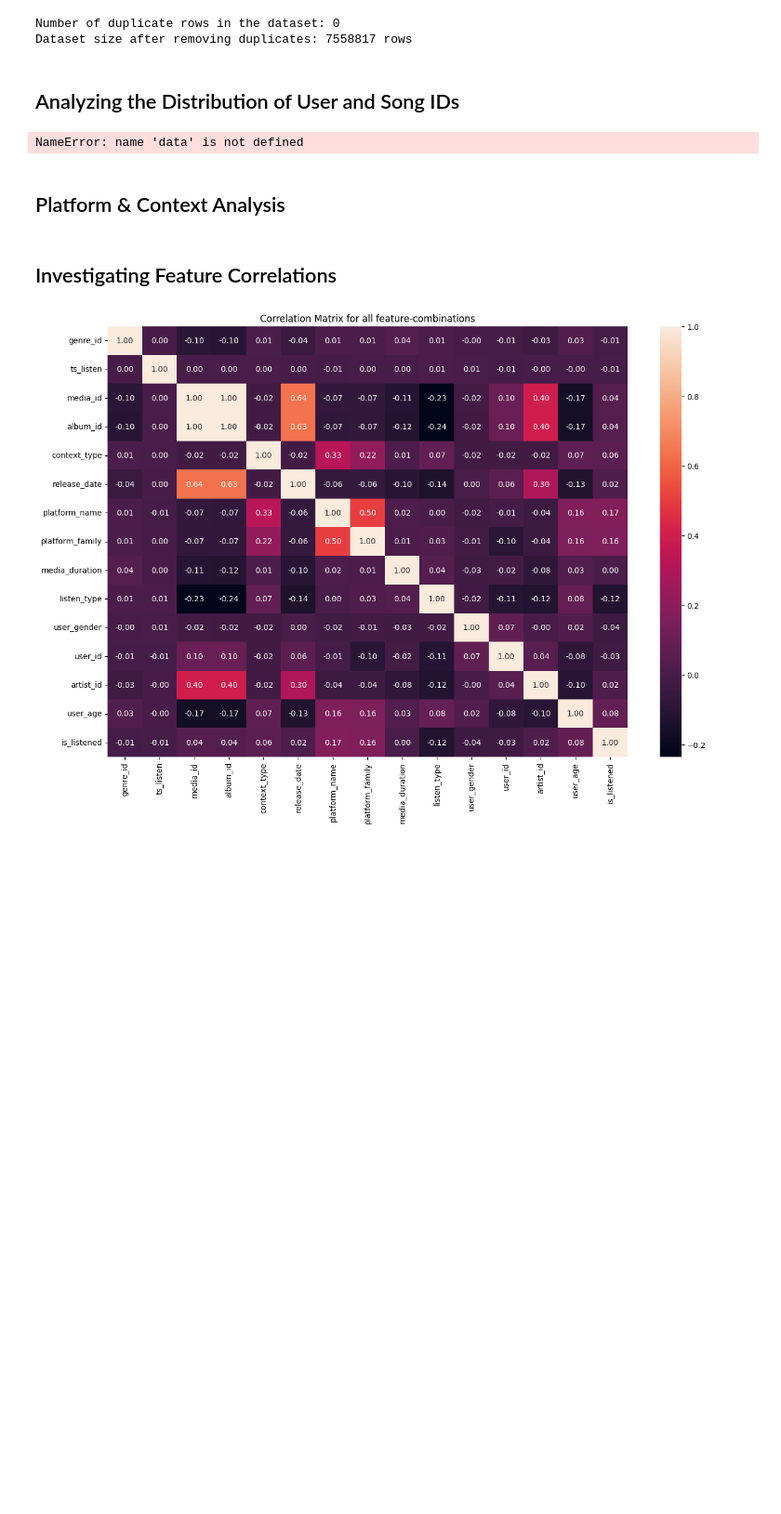
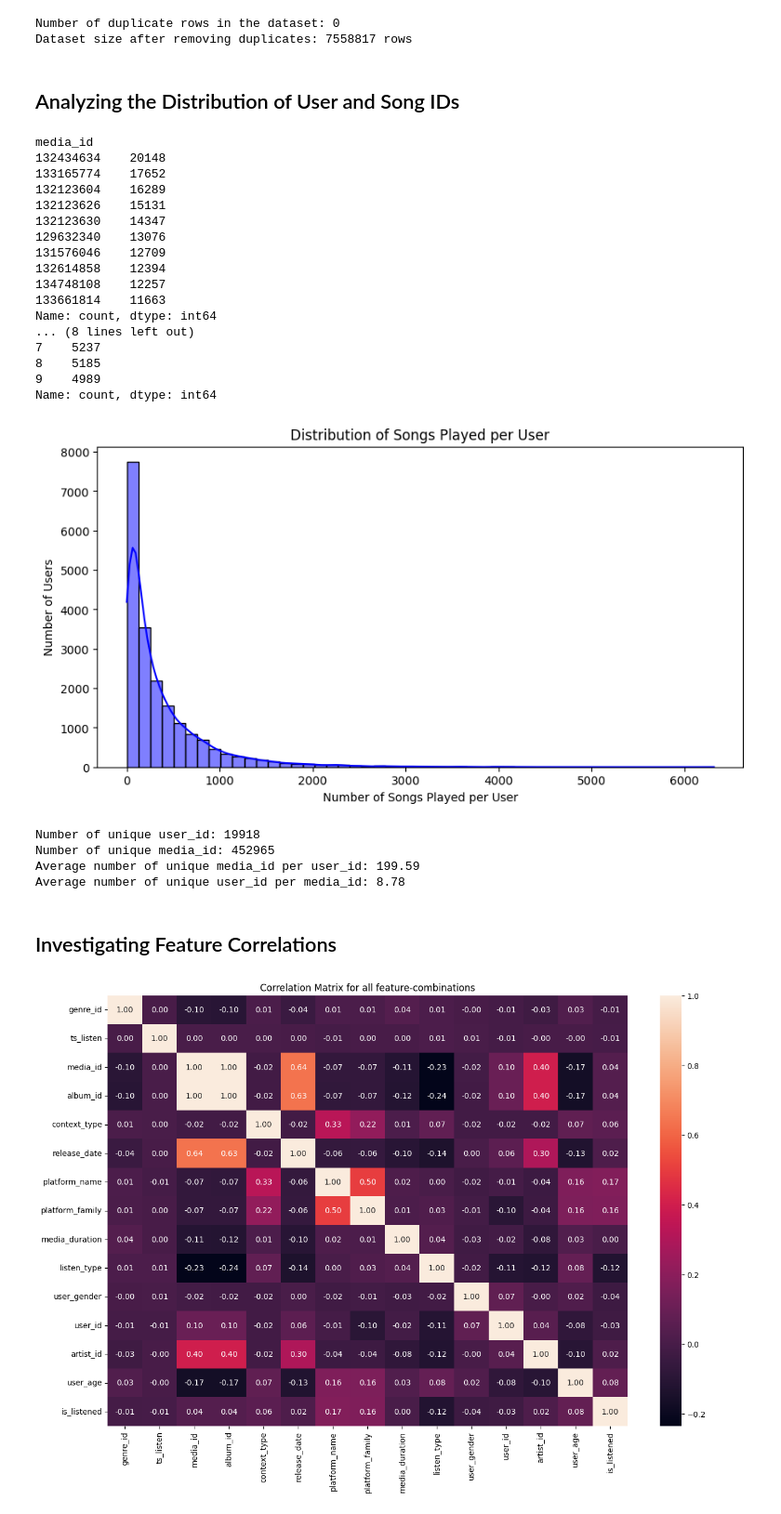
Before and after one commit to lucarenz1997/recommender_systems, a Jupyter notebook: data-prep.ipynb, the cells around one changed output. Shown at 93% size. Saved outputs shown, nothing was run; the diff lists cells and outputs as text; code cells hidden in the pictures; blank space fills up the shorter version.

```diff
--- a/data-prep.ipynb
+++ b/data-prep.ipynb
@@ -155,41 +144,52 @@ plt.show()
 top_songs = data['media_id'].value_counts().head(10)
 print(top_songs)
 
 # --- Top Users (Power Users) ---
 top_users = data['user_id'].value_counts().head(10)
 print(top_users)
-
-# --- Song Popularity vs. User Activity ---
-plt.figure(figsize=(8, 5))
-sns.scatterplot(x=data["media_id"].value_counts(), y=data["user_id"].value_counts(), alpha=0.5)
-plt.xlabel("Song Popularity (Number of Plays)")
-plt.ylabel("User Activity (Songs Played)")
-plt.title("Song Popularity vs. User Activity")
-plt.show()
 
 # --- Histogram: Number of Songs Played per User ---
 plt.figure(figsize=(10, 5))
 sns.histplot(data["user_id"].value_counts(), bins=50, kde=True, color="blue")
 plt.xlabel("Number of Songs Played per User")
 plt.ylabel("Number of Users")
 plt.title("Distribution of Songs Played per User")
 plt.show()
 
 # Number of unique user_id and media_id
 num_unique_users = data['user_id'].nunique()
 num_unique_media = data['media_id'].nunique()
 
 # Average number of unique media per user
 mean_media_per_user = data.groupby('user_id')['media_id'].nunique().mean()
 # Average number of unique users per media
 mean_users_per_media = data.groupby('media_id')['user_id'].nunique().mean()
 
 # Print results
 print(f"Number of unique user_id: {num_unique_users}")
 print(f"Number of unique media_id: {num_unique_media}")
 print(f"Average number of unique media_id per user_id: {mean_media_per_user:.2f}")
 print(f"Average number of unique user_id per media_id: {mean_users_per_media:.2f}")
 # %% [output]
-NameError: name 'data' is not defined
+media_id
+132434634    20148
+133165774    17652
+132123604    16289
+132123626    15131
+132123630    14347
+129632340    13076
+131576046    12709
+132614858    12394
+134748108    12257
+133661814    11663
+Name: count, dtype: int64
+... (8 lines left out)
+7    5237
+8    5185
+9    4989
+Name: count, dtype: int64
+[figure, added]
+Number of unique user_id: 19918
+Number of unique media_id: 452965
+Average number of unique media_id per user_id: 199.59
+Average number of unique user_id per media_id: 8.78
-# %% [markdown]
-## Platform & Context Analysis
```
Also changed, not shown: parts of 14 cells of this notebook.
